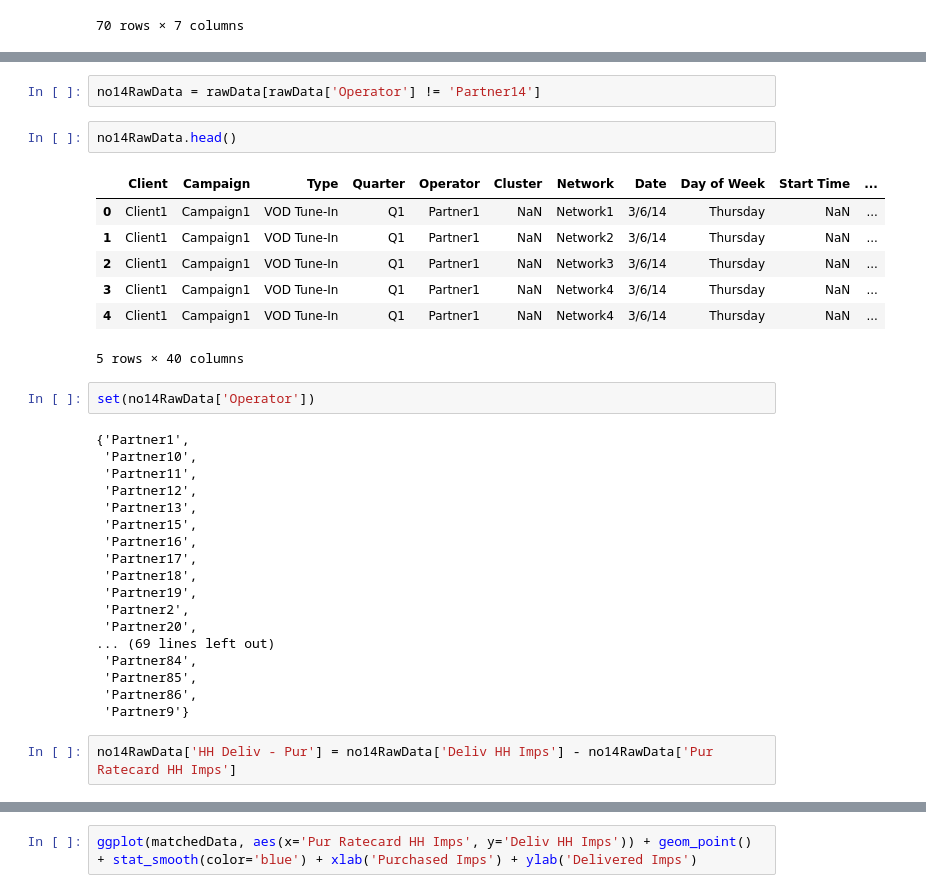
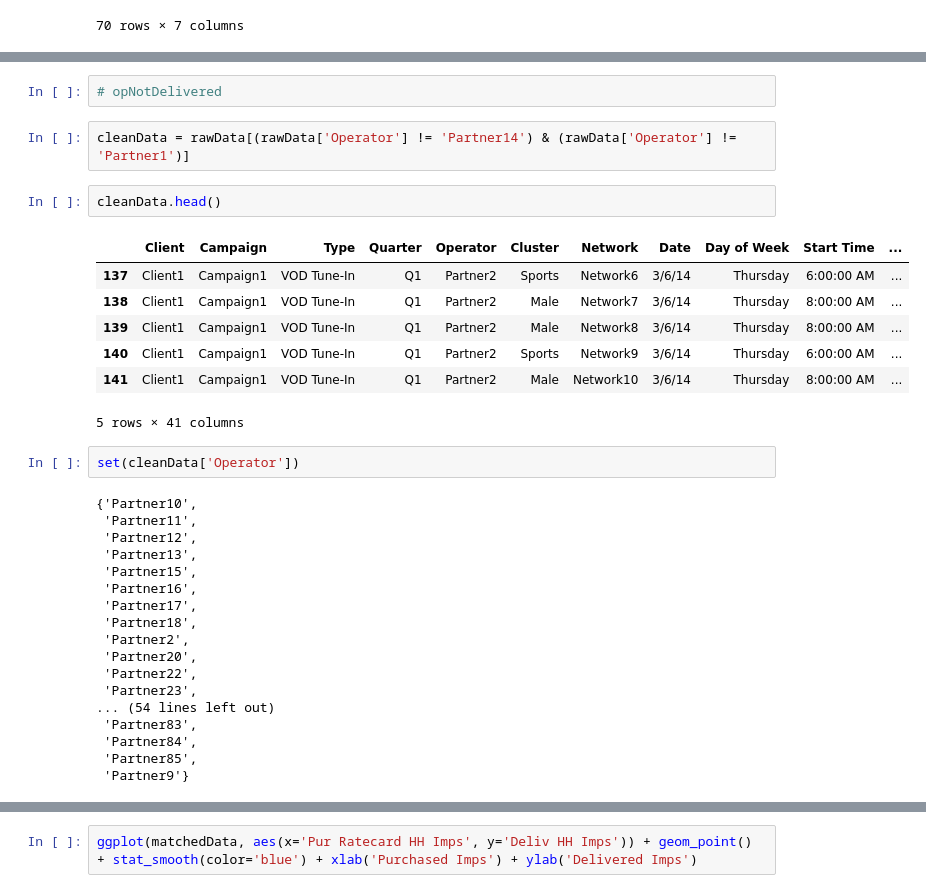
Before and after one commit to asbhat/data-science-class, a Jupyter notebook: final-project/Aditya Bhat - Final Project.ipynb, the cells around one changed output, grey strips where cells are left out. Cells and saved outputs as stored; diff of their text form.

```diff
--- a/final-project/Aditya Bhat - Final Project.ipynb
+++ b/final-project/Aditya Bhat - Final Project.ipynb
@@ -84,20 +78,21 @@ Counter({'Partner10': 15741, 'Partner2': 6659, 'Partner79': 1306, 'Partner17': 4
+# %%
+# opNotDelivered
 # %%
-no14RawData = rawData[rawData['Operator'] != 'Partner14']
+cleanData = rawData[(rawData['Operator'] != 'Partner14') & (rawData['Operator'] != 'Partner1')]
 # %%
-no14RawData.head()
+cleanData.head()
 # %% [output]
 |  | Client | Campaign | Type | Quarter | Operator | Cluster | Network | Date | Day of Week | Start Time | ... |
-| 0 | Client1 | Campaign1 | VOD Tune-In | Q1 | Partner1 | NaN | Network1 | 3/6/14 | Thursday | NaN | ... |
-| 1 | Client1 | Campaign1 | VOD Tune-In | Q1 | Partner1 | NaN | Network2 | 3/6/14 | Thursday | NaN | ... |
-| 2 | Client1 | Campaign1 | VOD Tune-In | Q1 | Partner1 | NaN | Network3 | 3/6/14 | Thursday | NaN | ... |
-| 3 | Client1 | Campaign1 | VOD Tune-In | Q1 | Partner1 | NaN | Network4 | 3/6/14 | Thursday | NaN | ... |
-| 4 | Client1 | Campaign1 | VOD Tune-In | Q1 | Partner1 | NaN | Network4 | 3/6/14 | Thursday | NaN | ... |
+| 137 | Client1 | Campaign1 | VOD Tune-In | Q1 | Partner2 | Sports | Network6 | 3/6/14 | Thursday | 6:00:00 AM | ... |
+| 138 | Client1 | Campaign1 | VOD Tune-In | Q1 | Partner2 | Male | Network7 | 3/6/14 | Thursday | 8:00:00 AM | ... |
+| 139 | Client1 | Campaign1 | VOD Tune-In | Q1 | Partner2 | Male | Network8 | 3/6/14 | Thursday | 8:00:00 AM | ... |
+| 140 | Client1 | Campaign1 | VOD Tune-In | Q1 | Partner2 | Sports | Network9 | 3/6/14 | Thursday | 6:00:00 AM | ... |
+| 141 | Client1 | Campaign1 | VOD Tune-In | Q1 | Partner2 | Male | Network10 | 3/6/14 | Thursday | 8:00:00 AM | ... |
-5 rows × 40 columns
+5 rows × 41 columns
 # %%
-set(no14RawData['Operator'])
+set(cleanData['Operator'])
 # %% [output]
-{'Partner1',
- 'Partner10',
+{'Partner10',
  'Partner11',
  'Partner12',
  'Partner13',
@@ -105,13 +100,12 @@ set(no14RawData['Operator'])
  'Partner16',
  'Partner17',
  'Partner18',
- 'Partner19',
  'Partner2',
  'Partner20',
-... (69 lines left out)
+ 'Partner22',
+ 'Partner23',
+... (54 lines left out)
+ 'Partner83',
  'Partner84',
  'Partner85',
- 'Partner86',
  'Partner9'}
-# %%
-no14RawData['HH Deliv - Pur'] = no14RawData['Deliv HH Imps'] - no14RawData['Pur Ratecard HH Imps']
```
Also changed, not shown: parts of 12 cells of this notebook, 1 other file.
